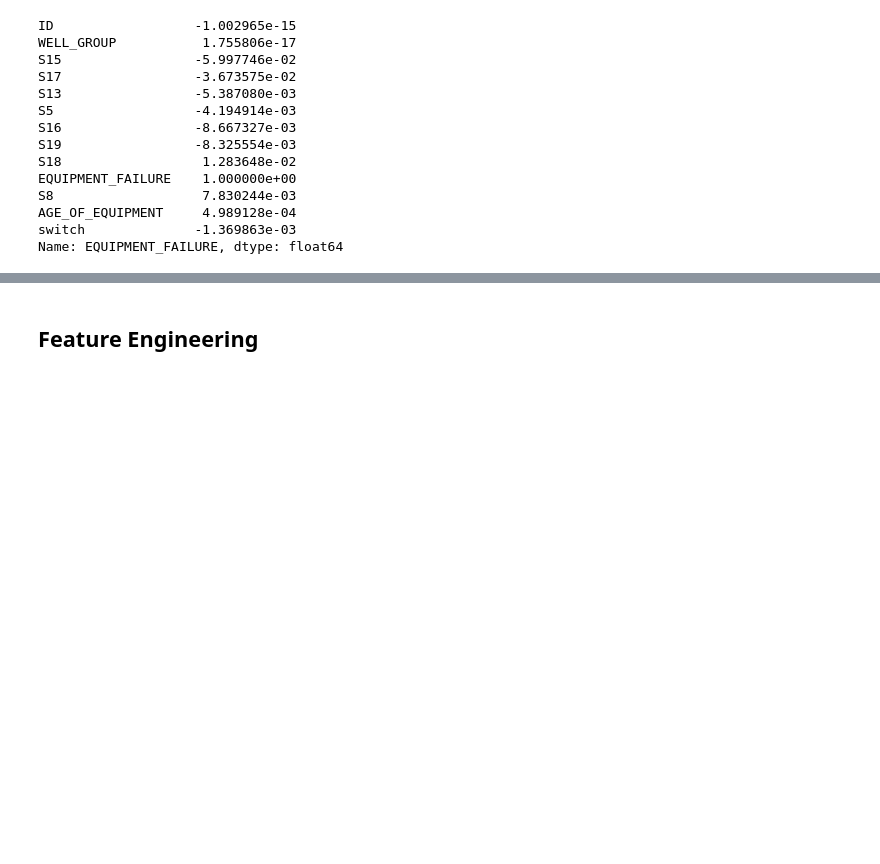
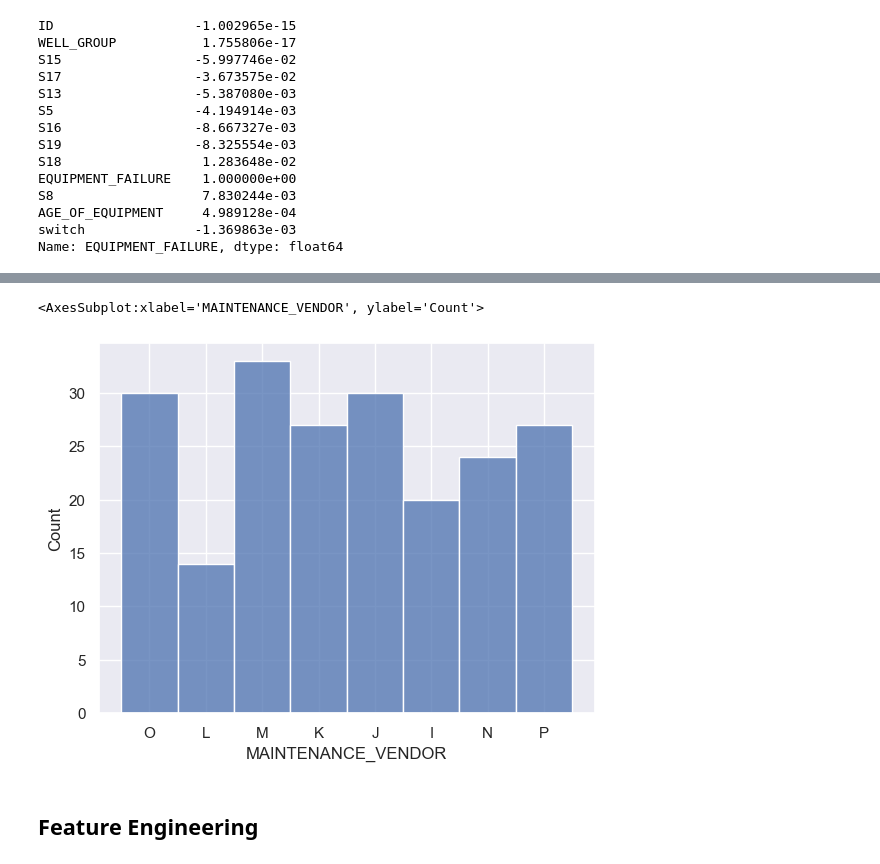
Before and after one commit to MaxPolak97/machine-failure-prediction, a Jupyter notebook: PredictiveMaintenance.ipynb, the cells around one changed output, grey strips where cells are left out. Drawn from its saved outputs; the diff is of its cells as text; code cells hidden in the pictures; blank space fills up the shorter version.

```diff
--- a/PredictiveMaintenance.ipynb
+++ b/PredictiveMaintenance.ipynb
@@ -151,3 +174,8 @@ Name: EQUIPMENT_FAILURE, dtype: float64
+# %%
+sns.histplot(data_failed, x='MAINTENANCE_VENDOR')
+# %% [output]
+<AxesSubplot:xlabel='MAINTENANCE_VENDOR', ylabel='Count'>
+[figure, added]
 # %% [markdown]
 ## Feature Engineering
 # %%
```
Also changed, not shown: parts of 4 cells of this notebook.
